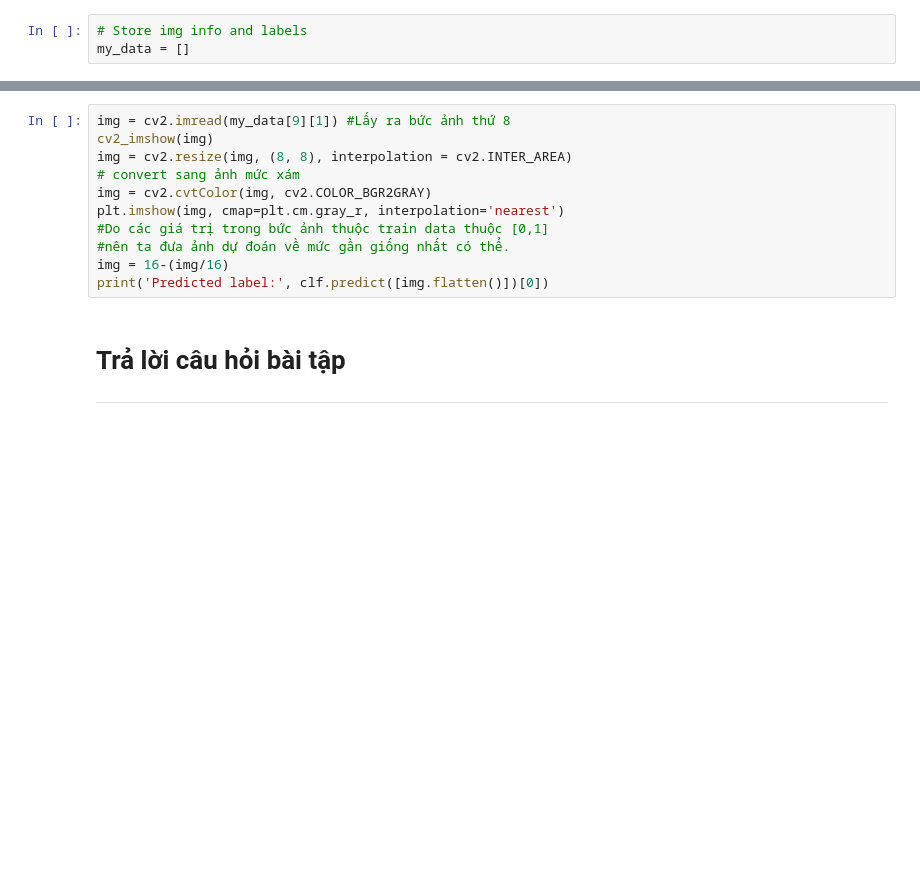
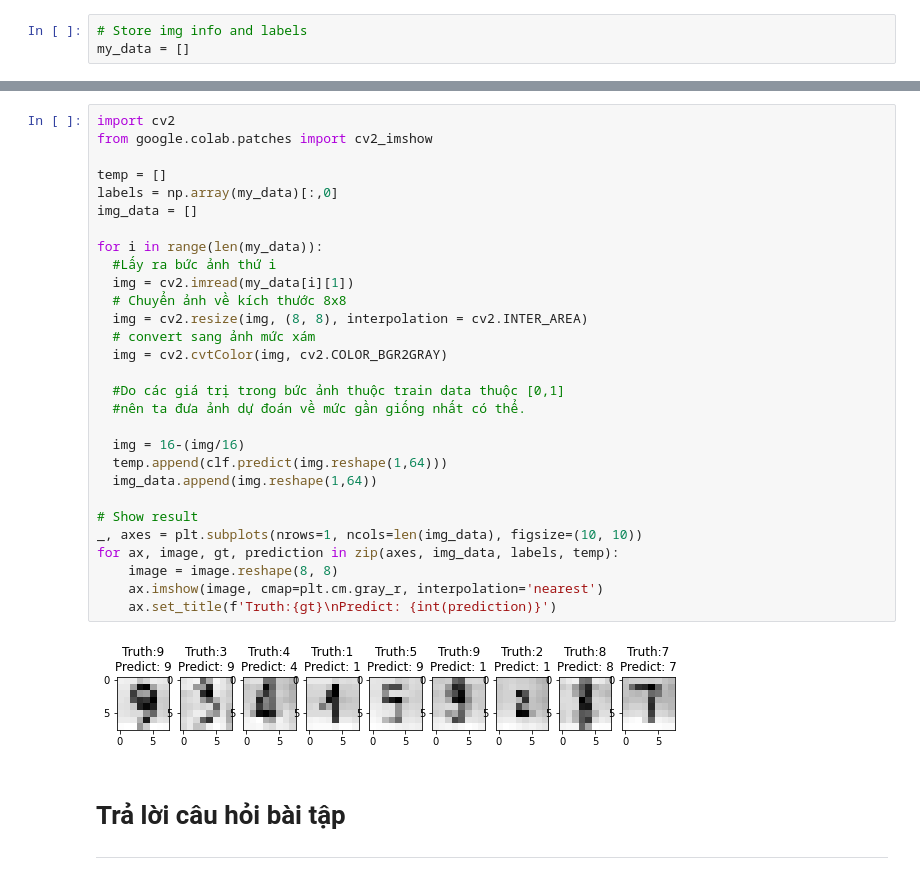
Before and after one commit to anhquan075/CS114.L21-L22.KHCL, a Jupyter notebook: Assignments/Week5/CS114_L21_L22_KHCL.ipynb, the cells around one changed output, grey strips where cells are left out. Cells and saved outputs as stored; diff of their text form; blank space fills up the shorter version.

```diff
--- a/Assignments/Week5/CS114_L21_L22_KHCL.ipynb
+++ b/Assignments/Week5/CS114_L21_L22_KHCL.ipynb
@@ -260,14 +251,34 @@ print(my_data)
 # %%
-img = cv2.imread(my_data[9][1]) #Lấy ra bức ảnh thứ 8
-cv2_imshow(img)
-img = cv2.resize(img, (8, 8), interpolation = cv2.INTER_AREA)
-# convert sang ảnh mức xám
-img = cv2.cvtColor(img, cv2.COLOR_BGR2GRAY)
-plt.imshow(img, cmap=plt.cm.gray_r, interpolation='nearest')
-#Do các giá trị trong bức ảnh thuộc train data thuộc [0,1]
-#nên ta đưa ảnh dự đoán về mức gần giống nhất có thể.
-img = 16-(img/16)
-print('Predicted label:', clf.predict([img.flatten()])[0])
+import cv2
+from google.colab.patches import cv2_imshow
+
+temp = []
+labels = np.array(my_data)[:,0]
+img_data = []
+
+for i in range(len(my_data)):
+  #Lấy ra bức ảnh thứ i
+  img = cv2.imread(my_data[i][1])
+  # Chuyển ảnh về kích thước 8x8
+  img = cv2.resize(img, (8, 8), interpolation = cv2.INTER_AREA)
+  # convert sang ảnh mức xám
+  img = cv2.cvtColor(img, cv2.COLOR_BGR2GRAY)
+
+  #Do các giá trị trong bức ảnh thuộc train data thuộc [0,1]
+  #nên ta đưa ảnh dự đoán về mức gần giống nhất có thể.
+
+  img = 16-(img/16)
+  temp.append(clf.predict(img.reshape(1,64)))
+  img_data.append(img.reshape(1,64))
+
+# Show result
+_, axes = plt.subplots(nrows=1, ncols=len(img_data), figsize=(10, 10))
+for ax, image, gt, prediction in zip(axes, img_data, labels, temp):
+    image = image.reshape(8, 8)
+    ax.imshow(image, cmap=plt.cm.gray_r, interpolation='nearest')
+    ax.set_title(f'Truth:{gt}\nPredict: {int(prediction)}')
+# %% [output]
+[figure, added]
 # %% [markdown]
 # **Trả lời câu hỏi bài tập**
 
```
Also changed, not shown: parts of 7 cells of this notebook.
